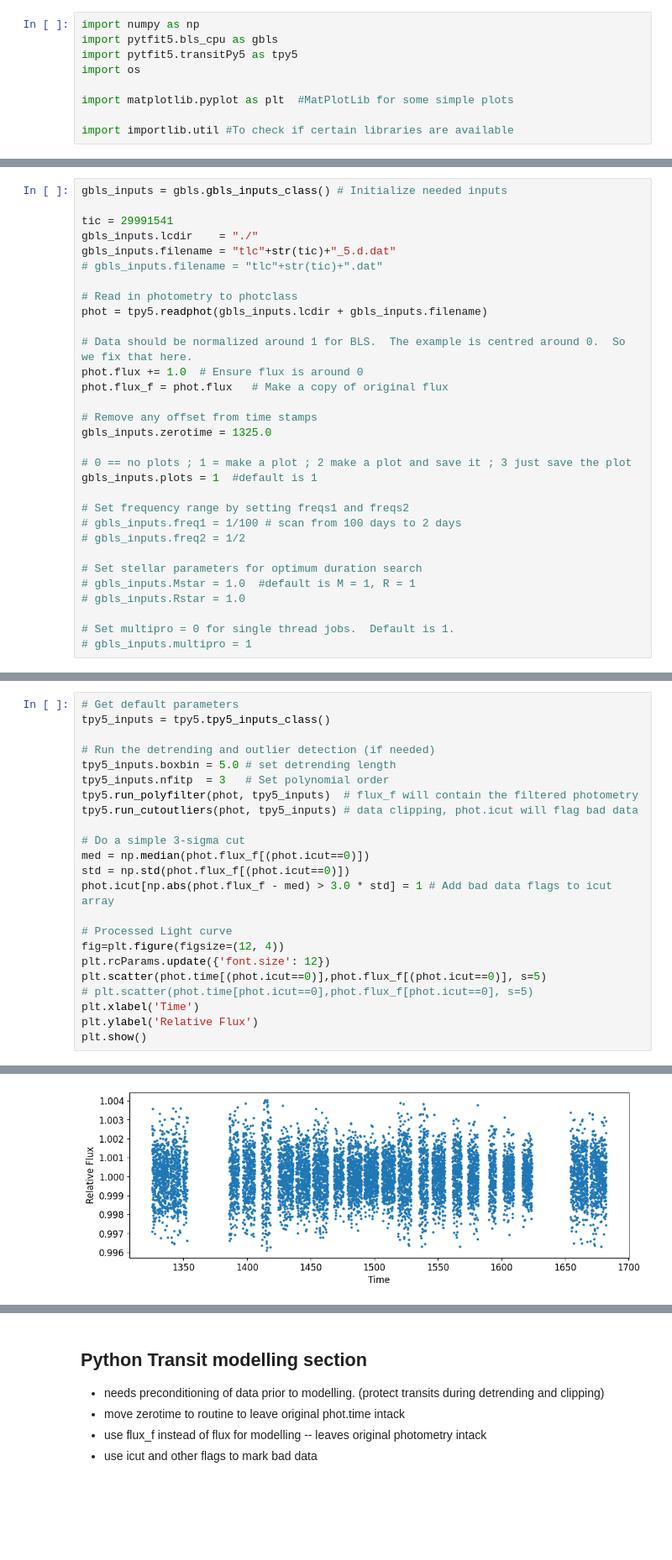
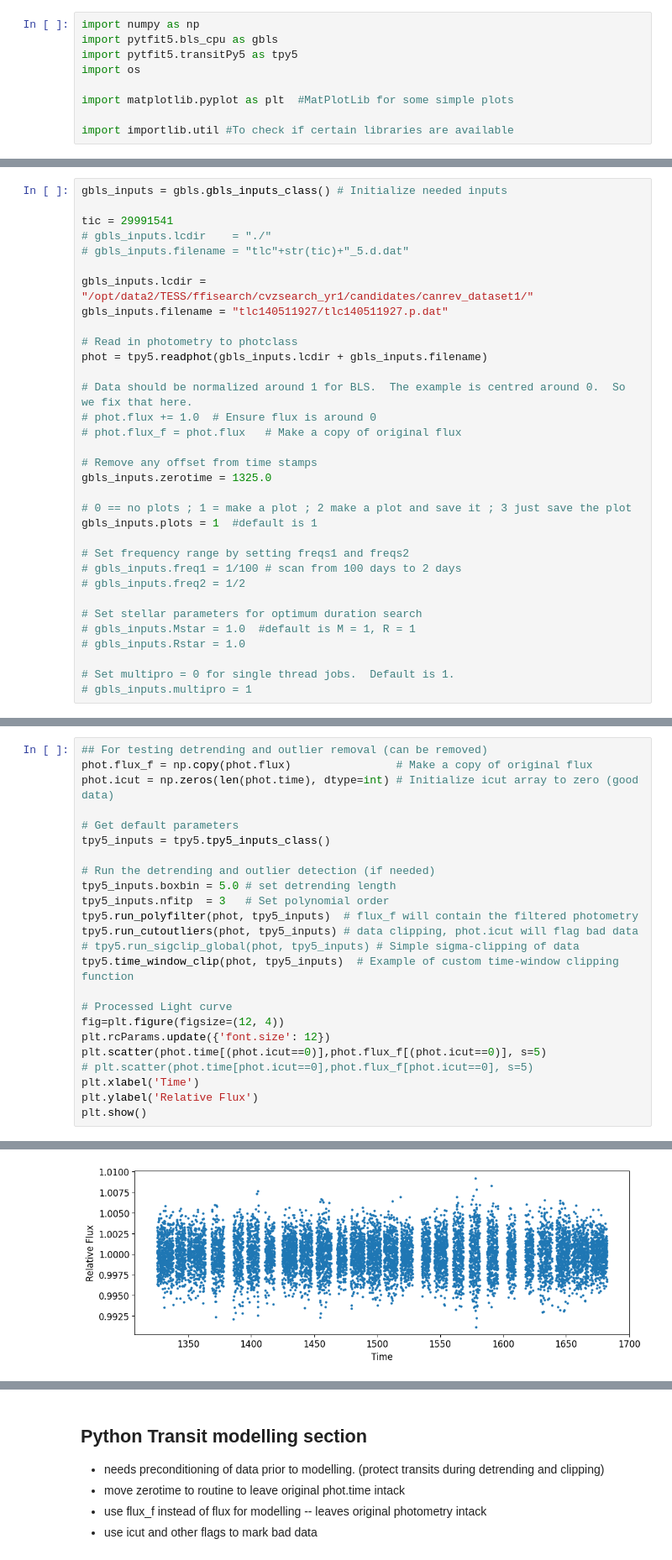
Before and after one commit to jasonfrowe/bls_cuda, a Jupyter notebook: pytfit5_example.ipynb, the cells around one changed output, grey strips where cells are left out. Shown at 84% size. Drawn from its saved outputs; the diff is of its cells as text; blank space fills up the shorter version.

Commit message:
Added: run_sigclip_global (simple sigma clip) and time_window_clip (windowed sigma clipping)

```diff
--- a/pytfit5_example.ipynb
+++ b/pytfit5_example.ipynb
@@ -75,16 +85,18 @@ import importlib.util #To check if certain libraries are available
 gbls_inputs = gbls.gbls_inputs_class() # Initialize needed inputs
 
 tic = 29991541
-gbls_inputs.lcdir    = "./"
-gbls_inputs.filename = "tlc"+str(tic)+"_5.d.dat"
-# gbls_inputs.filename = "tlc"+str(tic)+".dat"
+# gbls_inputs.lcdir    = "./"
+# gbls_inputs.filename = "tlc"+str(tic)+"_5.d.dat"
+
+gbls_inputs.lcdir = "/opt/data2/TESS/ffisearch/cvzsearch_yr1/candidates/canrev_dataset1/"
+gbls_inputs.filename = "tlc140511927/tlc140511927.p.dat"
 
 # Read in photometry to photclass
 phot = tpy5.readphot(gbls_inputs.lcdir + gbls_inputs.filename)
 
 # Data should be normalized around 1 for BLS.  The example is centred around 0.  So we fix that here.
-phot.flux += 1.0  # Ensure flux is around 0
-phot.flux_f = phot.flux   # Make a copy of original flux
+# phot.flux += 1.0  # Ensure flux is around 0
+# phot.flux_f = phot.flux   # Make a copy of original flux
 
 # Remove any offset from time stamps
 gbls_inputs.zerotime = 1325.0
@@ -115,4 +148,8 @@ plt.show()
 # %%
+## For testing detrending and outlier removal (can be removed)
+phot.flux_f = np.copy(phot.flux)                # Make a copy of original flux
+phot.icut = np.zeros(len(phot.time), dtype=int) # Initialize icut array to zero (good data)
+
 # Get default parameters
 tpy5_inputs = tpy5.tpy5_inputs_class()
 
@@ -121,11 +158,8 @@ tpy5_inputs.boxbin = 5.0 # set detrending length
 tpy5_inputs.nfitp  = 3   # Set polynomial order
 tpy5.run_polyfilter(phot, tpy5_inputs)  # flux_f will contain the filtered photometry
 tpy5.run_cutoutliers(phot, tpy5_inputs) # data clipping, phot.icut will flag bad data
-
-# Do a simple 3-sigma cut
-med = np.median(phot.flux_f[(phot.icut==0)])
-std = np.std(phot.flux_f[(phot.icut==0)])
-phot.icut[np.abs(phot.flux_f - med) > 3.0 * std] = 1 # Add bad data flags to icut array
+# tpy5.run_sigclip_global(phot, tpy5_inputs) # Simple sigma-clipping of data
+tpy5.time_window_clip(phot, tpy5_inputs)  # Example of custom time-window clipping function
 
 # Processed Light curve
 fig=plt.figure(figsize=(12, 4))
@@ -139,4 +178,4 @@ plt.show()
-[figure, old version]
+[figure, new version]
 # %%
 # Set up the BLS inputs and run
 gbls_inputs          = gbls.gbls_inputs_class() # Initialize needed inputs
```
Also changed, not shown: parts of 6 cells of this notebook, 1 other file.
